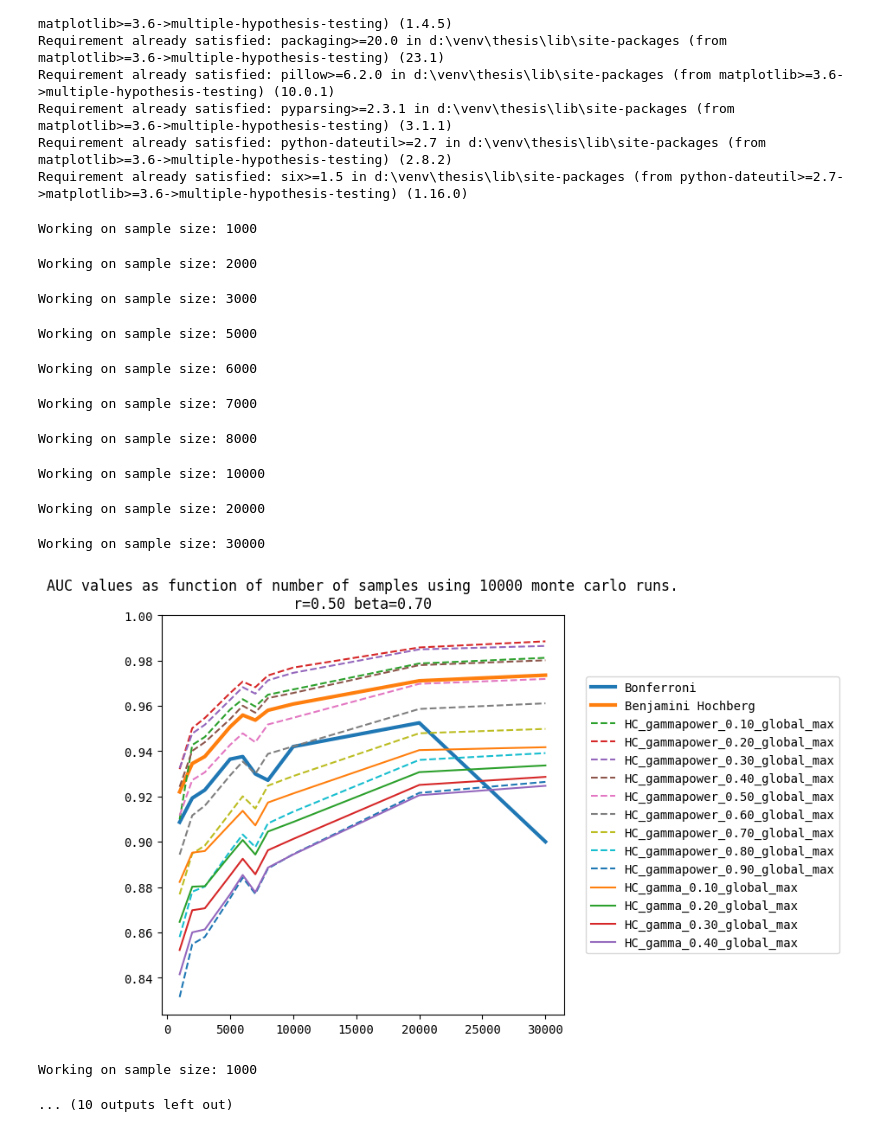
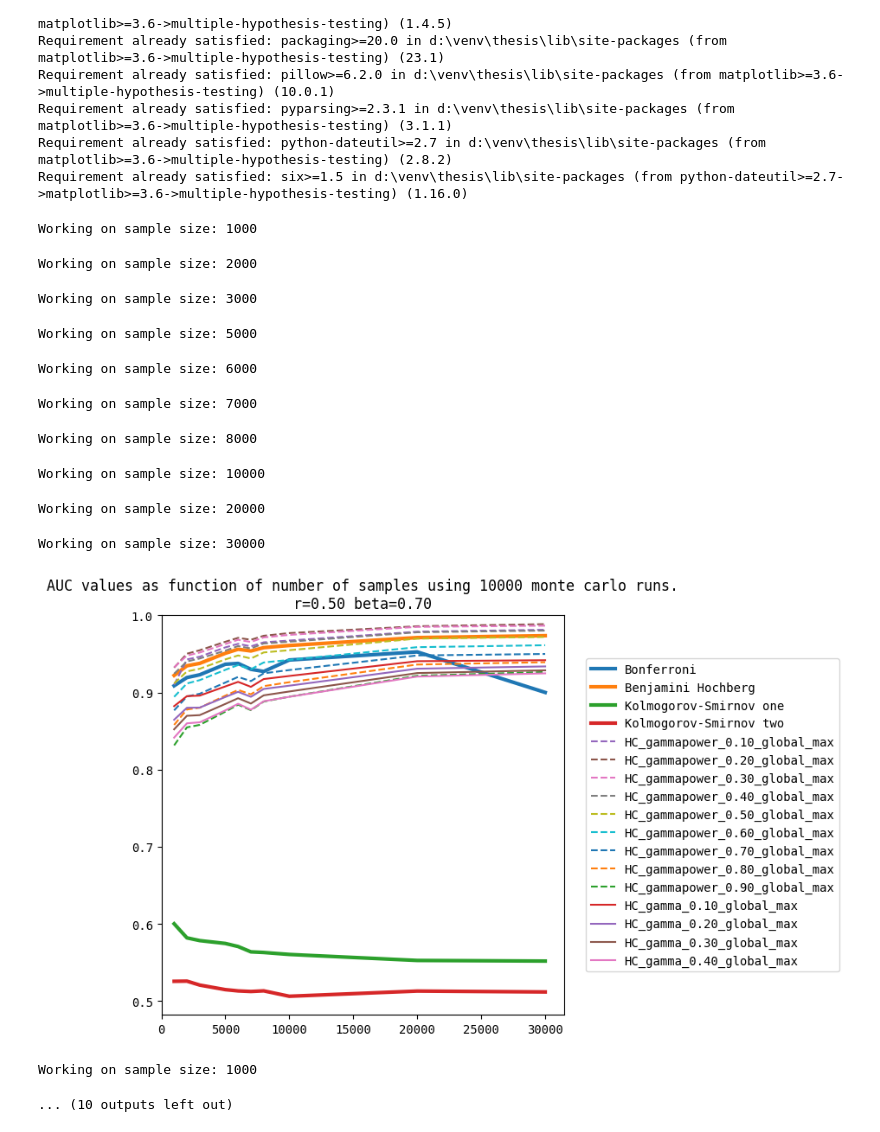
Before and after one commit to drormeir/Thesis, a Jupyter notebook: HC_Null_Hypothesis_Asymptotic_30K.ipynb, the cells around one changed output. Cells and saved outputs as stored; diff of their text form; code cells hidden in the pictures.

```diff
--- a/HC_Null_Hypothesis_Asymptotic_30K.ipynb
+++ b/HC_Null_Hypothesis_Asymptotic_30K.ipynb
@@ -33,23 +33,23 @@ plt.rcParams['font.family'] = 'monospace'
 # %%
 
 N_range = [1000, 2000, 3000, 5000, 6000, 7000, 8000, 10000, 20000, 30000]
-hc_models = [Higher_Criticism(work_mode='bonferroni'), Higher_Criticism(work_mode='bh')]
+hc_models = [Higher_Criticism(work_mode='bonferroni'), Higher_Criticism(work_mode='bh'), Higher_Criticism(work_mode='ks1'), Higher_Criticism(work_mode='ks2')]
 hc_models += [Higher_Criticism(work_mode='hc', global_max=True, gamma=-gamma_power) for gamma_power in np.linspace(0.1,0.9,9)]
 hc_models += [Higher_Criticism(work_mode='hc', global_max=True, gamma=gamma) for gamma in np.linspace(0.1,0.4,4)]
 
 asymptotic_analysis(N_range=N_range, beta_range=[0.7], r_range=[0.5], hc_models=hc_models, monte_carlo=10000)
 asymptotic_analysis(N_range=N_range, beta_range=[0.5], r_range=[0.05], hc_models=hc_models, monte_carlo=10000)
 # %% [output]
 Working on sample size: 1000
 Working on sample size: 2000
 Working on sample size: 3000
 Working on sample size: 5000
 Working on sample size: 6000
 Working on sample size: 7000
 Working on sample size: 8000
 Working on sample size: 10000
 Working on sample size: 20000
 Working on sample size: 30000
-[figure, old version]
+[figure, new version]
 Working on sample size: 1000
 ... (10 outputs left out)
```
Also changed, not shown: 3 other files.
